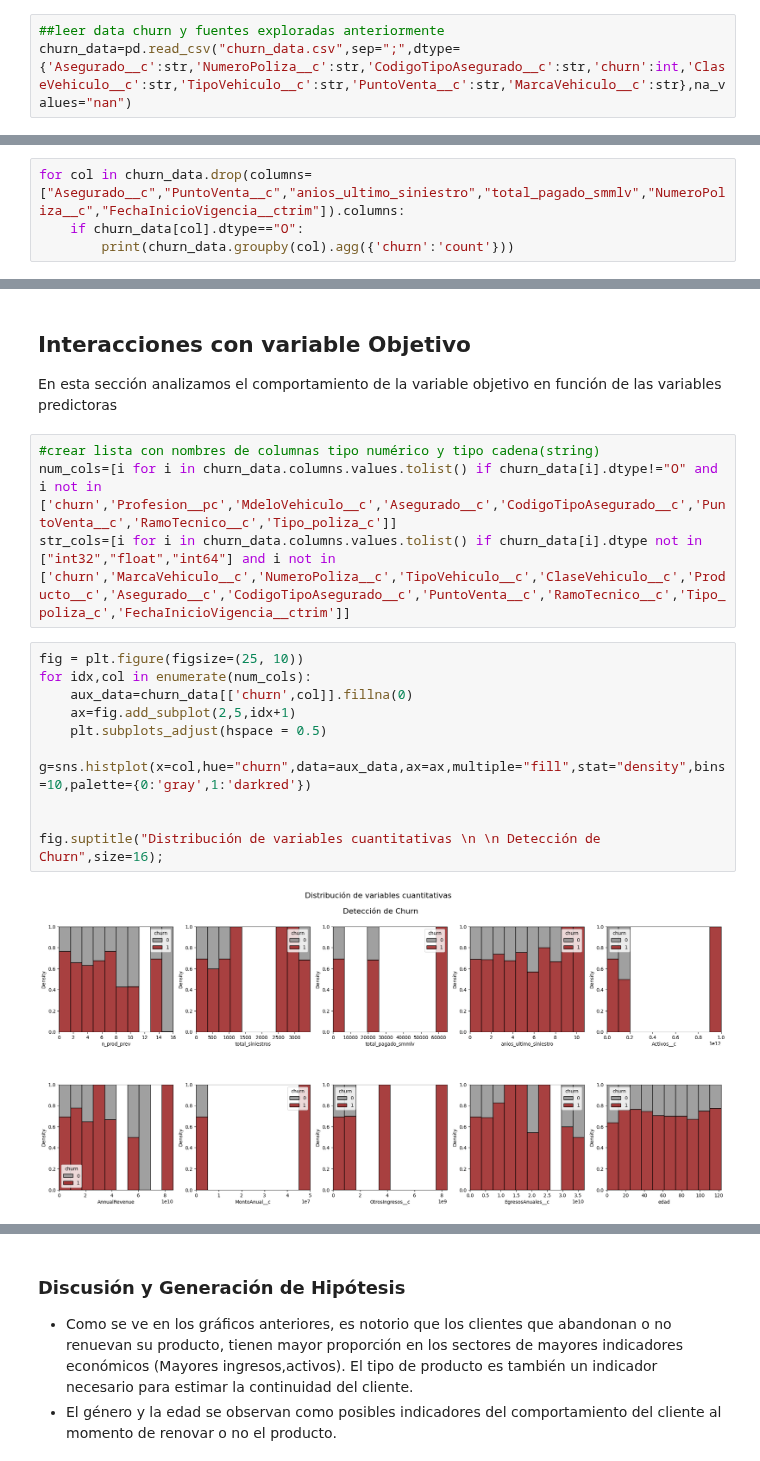
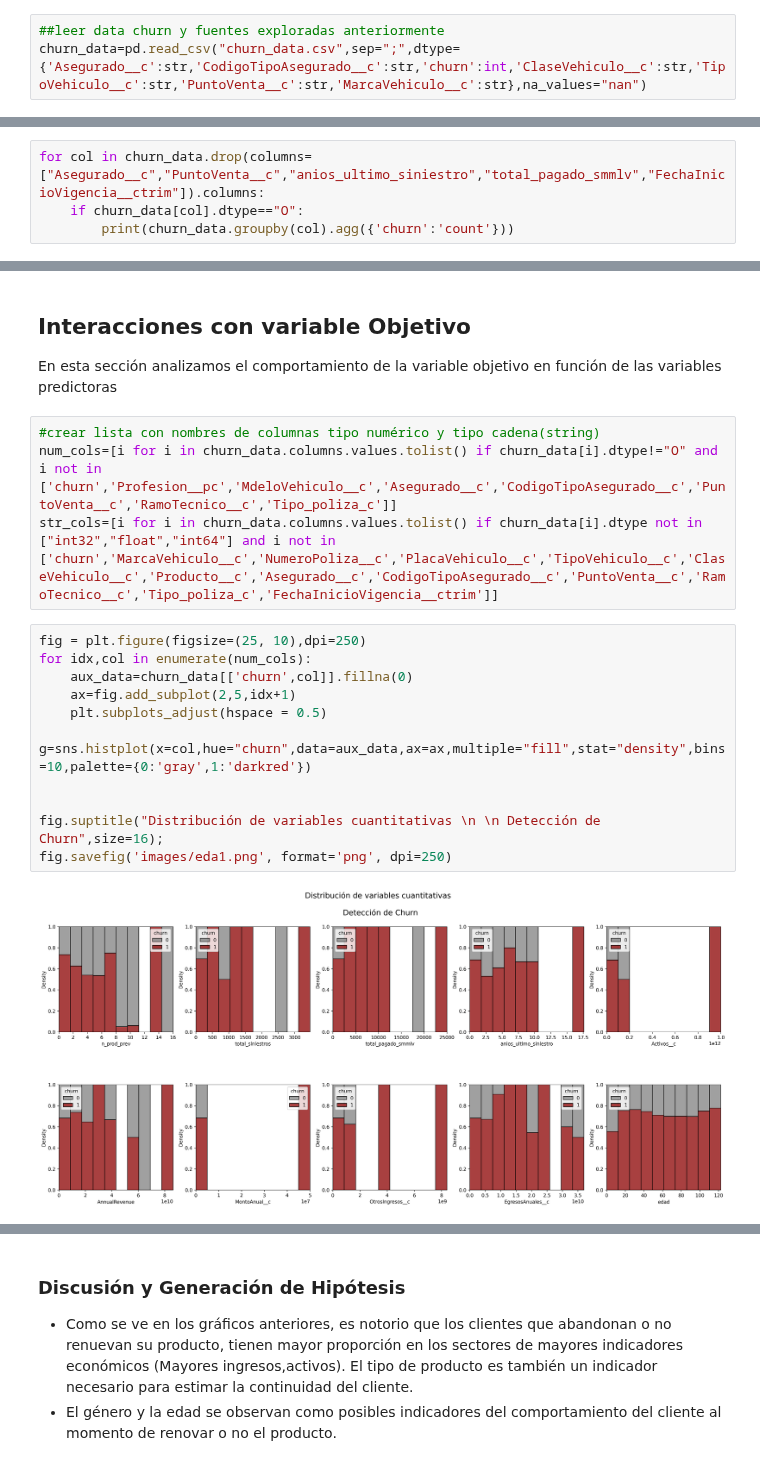
Before and after one commit to statscol/churn-pv-mvp, a Jupyter notebook: 02-Integración_de_data_y_analisis_exploratorio.ipynb, the cells around one changed output, grey strips where cells are left out. Cells and saved outputs as stored; diff of their text form.

```diff
--- a/02-Integración_de_data_y_analisis_exploratorio.ipynb
+++ b/02-Integración_de_data_y_analisis_exploratorio.ipynb
@@ -13,7 +13,7 @@ warnings.filterwarnings('ignore')
 warnings.simplefilter('ignore')
 # %%
 ##leer data churn y fuentes exploradas anteriormente
-churn_data=pd.read_csv("churn_data.csv",sep=";",dtype={'Asegurado__c':str,'NumeroPoliza__c':str,'CodigoTipoAsegurado__c':str,'churn':int,'ClaseVehiculo__c':str,'TipoVehiculo__c':str,'PuntoVenta__c':str,'MarcaVehiculo__c':str},na_values="nan")
+churn_data=pd.read_csv("churn_data.csv",sep=";",dtype={'Asegurado__c':str,'CodigoTipoAsegurado__c':str,'churn':int,'ClaseVehiculo__c':str,'TipoVehiculo__c':str,'PuntoVenta__c':str,'MarcaVehiculo__c':str},na_values="nan")
 # %% [markdown]
 ### Características Generales de la información
 # %%
@@ -63,5 +63,5 @@ churn_data.describe()
 # %%
-for col in churn_data.drop(columns=["Asegurado__c","PuntoVenta__c","anios_ultimo_siniestro","total_pagado_smmlv","NumeroPoliza__c","FechaInicioVigencia__ctrim"]).columns:
+for col in churn_data.drop(columns=["Asegurado__c","PuntoVenta__c","anios_ultimo_siniestro","total_pagado_smmlv","FechaInicioVigencia__ctrim"]).columns:
     if churn_data[col].dtype=="O":
         print(churn_data.groupby(col).agg({'churn':'count'}))
 # %% [output]
@@ -103,17 +103,18 @@ En esta sección analizamos el comportamiento de la variable objetivo en funció
 # %%
 #crear lista con nombres de columnas tipo numérico y tipo cadena(string)
 num_cols=[i for i in churn_data.columns.values.tolist() if churn_data[i].dtype!="O" and i not in ['churn','Profesion__pc','MdeloVehiculo__c','Asegurado__c','CodigoTipoAsegurado__c','PuntoVenta__c','RamoTecnico__c','Tipo_poliza_c']]
-str_cols=[i for i in churn_data.columns.values.tolist() if churn_data[i].dtype not in ["int32","float","int64"] and i not in ['churn','MarcaVehiculo__c','NumeroPoliza__c','TipoVehiculo__c','ClaseVehiculo__c','Producto__c','Asegurado__c','CodigoTipoAsegurado__c','PuntoVenta__c','RamoTecnico__c','Tipo_poliza_c','FechaInicioVigencia__ctrim']]
+str_cols=[i for i in churn_data.columns.values.tolist() if churn_data[i].dtype not in ["int32","float","int64"] and i not in ['churn','MarcaVehiculo__c','NumeroPoliza__c','PlacaVehiculo__c','TipoVehiculo__c','ClaseVehiculo__c','Producto__c','Asegurado__c','CodigoTipoAsegurado__c','PuntoVenta__c','RamoTecnico__c','Tipo_poliza_c','FechaInicioVigencia__ctrim']]
 # %%
-fig = plt.figure(figsize=(25, 10))
+fig = plt.figure(figsize=(25, 10),dpi=250)
 for idx,col in enumerate(num_cols):
     aux_data=churn_data[['churn',col]].fillna(0)
     ax=fig.add_subplot(2,5,idx+1)
     plt.subplots_adjust(hspace = 0.5)
     g=sns.histplot(x=col,hue="churn",data=aux_data,ax=ax,multiple="fill",stat="density",bins=10,palette={0:'gray',1:'darkred'})
 
 
 fig.suptitle("Distribución de variables cuantitativas \n \n Detección de Churn",size=16);
+fig.savefig('images/eda1.png', format='png', dpi=250)
 # %% [output]
-[figure, old version]
+[figure, new version]
 # %%
```
Also changed, not shown: parts of 7 cells of this notebook, 15 other files.
